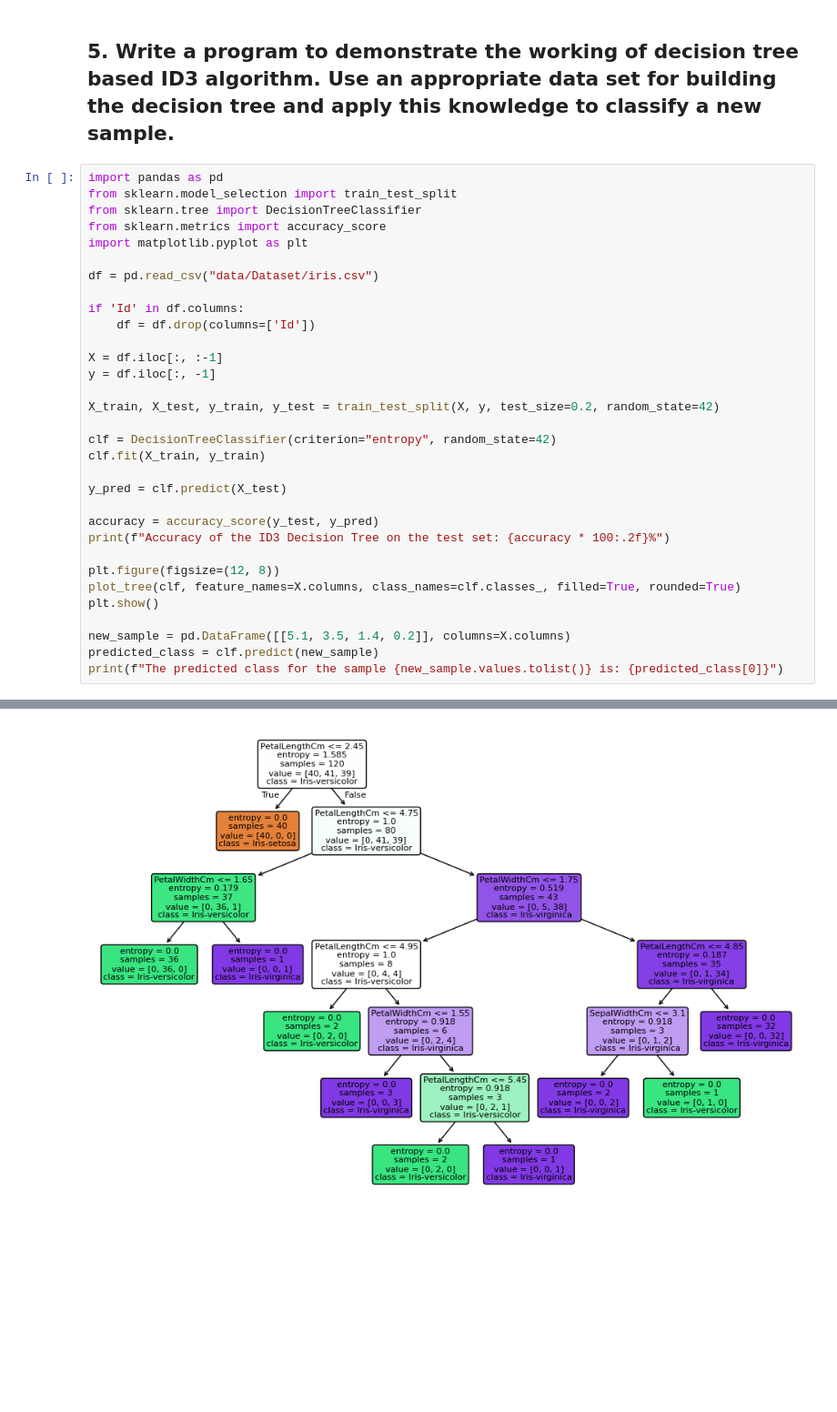
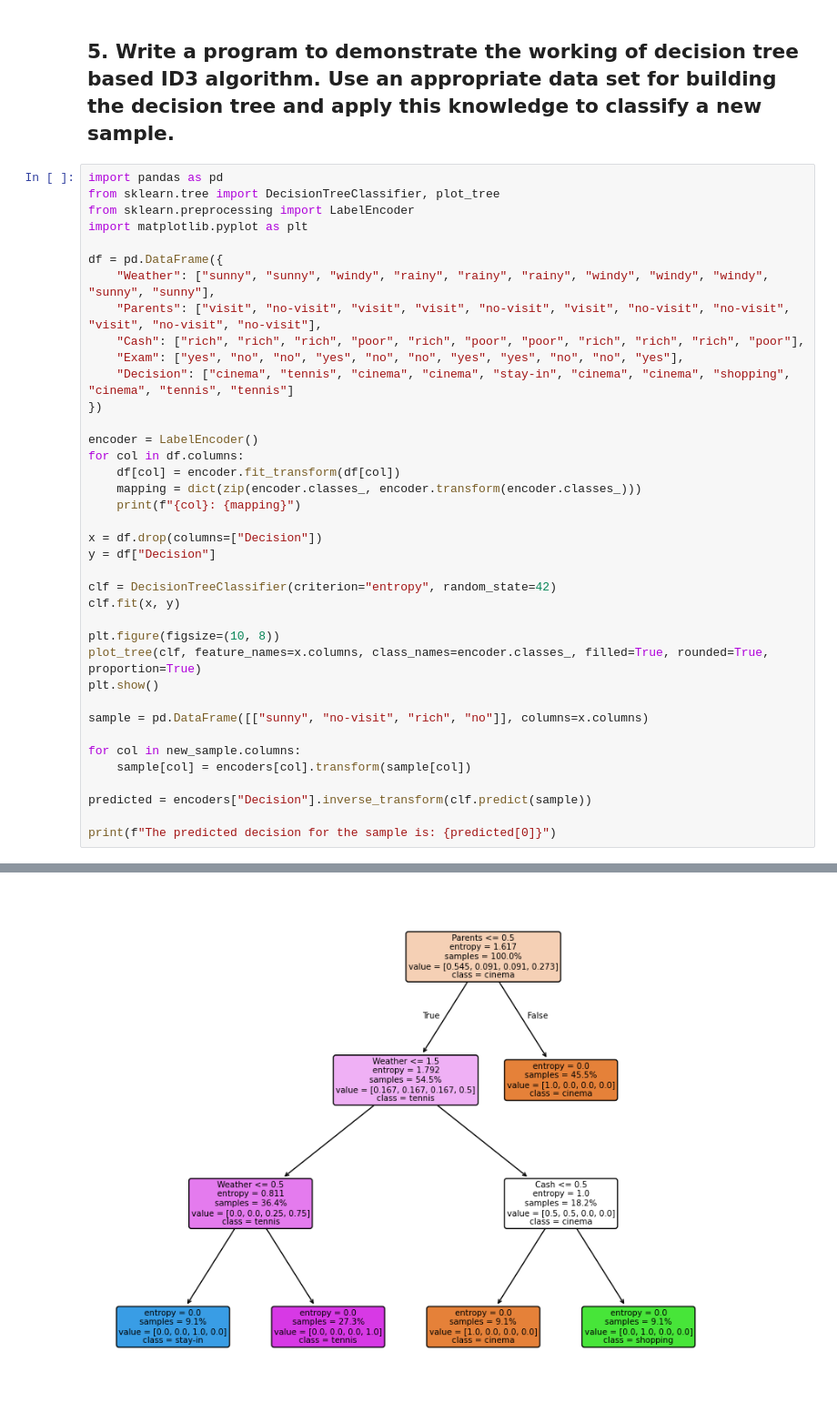
Before and after one commit to JoyM268/sdmcet-aiml, a Jupyter notebook: Termworks/Termwork - 5.ipynb, the cells around one changed output, grey strips where cells are left out. Shown at 91% size. Drawn from its saved outputs; the diff is of its cells as text; blank space fills up the shorter version.

```diff
--- a/Termworks/Termwork - 5.ipynb
+++ b/Termworks/Termwork - 5.ipynb
@@ -2,34 +2,40 @@
 ## 5. Write a program to demonstrate the working of decision tree based ID3 algorithm. Use an appropriate data set for building the decision tree and apply this knowledge to classify a new sample.
 # %%
 import pandas as pd
-from sklearn.model_selection import train_test_split
-from sklearn.tree import DecisionTreeClassifier
-from sklearn.metrics import accuracy_score
+from sklearn.tree import DecisionTreeClassifier, plot_tree
+from sklearn.preprocessing import LabelEncoder
 import matplotlib.pyplot as plt
 
-df = pd.read_csv("data/Dataset/iris.csv")
+df = pd.DataFrame({
+    "Weather": ["sunny", "sunny", "windy", "rainy", "rainy", "rainy", "windy", "windy", "windy", "sunny", "sunny"],
+    "Parents": ["visit", "no-visit", "visit", "visit", "no-visit", "visit", "no-visit", "no-visit", "visit", "no-visit", "no-visit"],
+    "Cash": ["rich", "rich", "rich", "poor", "rich", "poor", "poor", "rich", "rich", "rich", "poor"],
+    "Exam": ["yes", "no", "no", "yes", "no", "no", "yes", "yes", "no", "no", "yes"],
+    "Decision": ["cinema", "tennis", "cinema", "cinema", "stay-in", "cinema", "cinema", "shopping", "cinema", "tennis", "tennis"]
+})
 
-if 'Id' in df.columns:
-    df = df.drop(columns=['Id'])
+encoder = LabelEncoder()
+for col in df.columns:
+    df[col] = encoder.fit_transform(df[col])
+    mapping = dict(zip(encoder.classes_, encoder.transform(encoder.classes_)))
+    print(f"{col}: {mapping}")
 
-X = df.iloc[:, :-1]
-y = df.iloc[:, -1]
-
-X_train, X_test, y_train, y_test = train_test_split(X, y, test_size=0.2, random_state=42)
+x = df.drop(columns=["Decision"])
+y = df["Decision"]
 
 clf = DecisionTreeClassifier(criterion="entropy", random_state=42)
-clf.fit(X_train, y_train)
+clf.fit(x, y)
 
-y_pred = clf.predict(X_test)
-
-accuracy = accuracy_score(y_test, y_pred)
-print(f"Accuracy of the ID3 Decision Tree on the test set: {accuracy * 100:.2f}%")
-
-plt.figure(figsize=(12, 8))
-plot_tree(clf, feature_names=X.columns, class_names=clf.classes_, filled=True, rounded=True)
+plt.figure(figsize=(10, 8))
+plot_tree(clf, feature_names=x.columns, class_names=encoder.classes_, filled=True, rounded=True, proportion=True)
 plt.show()
 
-new_sample = pd.DataFrame([[5.1, 3.5, 1.4, 0.2]], columns=X.columns)
-predicted_class = clf.predict(new_sample)
-print(f"The predicted class for the sample {new_sample.values.tolist()} is: {predicted_class[0]}")
+sample = pd.DataFrame([["sunny", "no-visit", "rich", "no"]], columns=x.columns)
+
+for col in new_sample.columns:
+    sample[col] = encoders[col].transform(sample[col])
+
+predicted = encoders["Decision"].inverse_transform(clf.predict(sample))
+
+print(f"The predicted decision for the sample is: {predicted[0]}")
 # %% [output]
@@ -37 +47 @@ Accuracy of the ID3 Decision Tree on the test set: 100.00%
-[figure, old version]
+[figure, new version]
```
Also changed, not shown: parts of 1 cell of this notebook.
